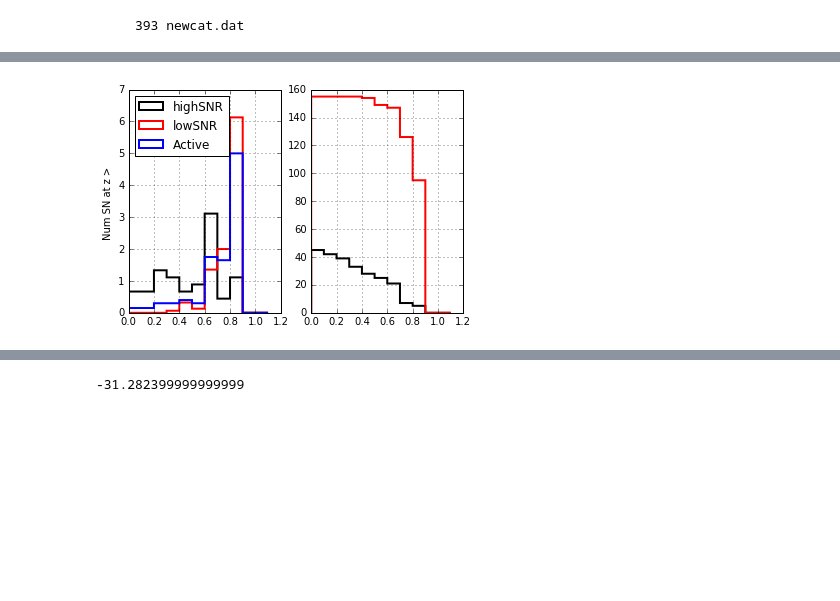
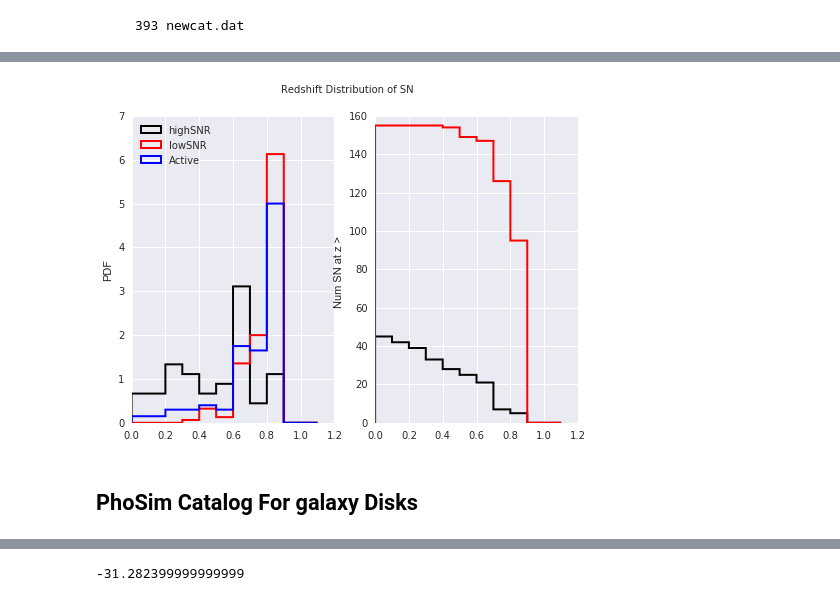
Before and after one commit to lsst-sims/legacy_sims_catUtils, a Jupyter notebook: examples/Using_SNModels_dbObj.ipynb, the cells around one changed output, grey strips where cells are left out. Saved outputs shown, nothing was run; the diff lists cells and outputs as text; code cells hidden in the pictures; blank space fills up the shorter version.

```diff
--- a/examples/Using_SNModels_dbObj.ipynb
+++ b/examples/Using_SNModels_dbObj.ipynb
@@ -3,3 +3,7 @@ import os
 import numpy as np
 %matplotlib inline
 import matplotlib.pyplot as plt
+import pandas as pd
+import matplotlib.patches  as mpatches
+import seaborn as sns
+sns.set()
@@ -157,6 +94,6 @@ ax.set_aspect('equal')
 # %%
 sncatalog = FrozenSNCat(db_obj=s, obs_metadata=TwinklesObsMetaDataSmall,
-                         column_outputs=['snra', 'sndec', 'snid', 'x0', 't0', 'flux', 'flux_err', 'mag', 'mag_err',
+                         column_outputs=['snra', 'galtileid', 'sndec', 'snid', 'x0', 't0', 'flux', 'flux_err', 'mag', 'mag_err',
                                          'TmagNorm', 'TsedFilepath', 'adu'])
 sncatalog.surveyStartDate = 49500.
 sncatalog.writeSedFile = False
@@ -200,5 +171,8 @@ import pandas as pd
 # %%
-df = pd.read_csv('newcat.dat', sep=',\s+')
-df.rename(columns={'#snid':'snid'}, inplace=True)
-df['snid'] = df.snid.astype(int)
-df.set_index('snid', inplace=True)
+sncatdf = pd.read_csv('newcat.dat', sep=',\s+')
+sncatdf.rename(columns={'#snid':'snid'}, inplace=True)
+sncatdf['snid'] = sncatdf.snid.astype(int)
+sncatdf.set_index('snid', inplace=True)
+sncatdf['DeltaT'] = sncatalog.mjdobs - sncatdf['t0']
+sncatdf['SNR'] = sncatdf.flux / sncatdf.flux_err
+sncatdf.head()
@@ -221,20 +187,23 @@ df.head()
 # %%
 fig, ax = plt.subplots(nrows=1, ncols=2);
-_ = ax[0].hist(df.query('SNR > 5.').z, bins=np.arange(0., 1.2, 0.1), histtype='step', lw=2, color='k', normed=True,
+_ = ax[0].hist(sncatdf.query('SNR > 5.').z, bins=np.arange(0., 1.2, 0.1), histtype='step', lw=2, color='k', normed=True,
                label='highSNR')
-_ = ax[0].hist(df.query('SNR < 5. and SNR > 0.').z, bins=np.arange(0., 1.2, 0.1), histtype='step', lw=2, color='r',
+_ = ax[0].hist(sncatdf.query('SNR < 5. and SNR > 0.').z, bins=np.arange(0., 1.2, 0.1), histtype='step', lw=2, color='r',
              normed=True, label='lowSNR')
-_ = ax[0].hist(df.query('SNR > 0.').z, bins=np.arange(0., 1.2, 0.1), histtype='step', lw=2, color='b',
+_ = ax[0].hist(sncatdf.query('SNR > 0.').z, bins=np.arange(0., 1.2, 0.1), histtype='step', lw=2, color='b',
              normed=True, label='Active')
 ax[0].grid(True)
-_ = ax[1].hist(df.query('SNR > 5.').z, bins=np.arange(0., 1.2, 0.1), histtype='step', lw=2, color='k', normed=False,
+_ = ax[1].hist(sncatdf.query('SNR > 5.').z, bins=np.arange(0., 1.2, 0.1), histtype='step', lw=2, color='k', normed=False,
                cumulative=-1)
-_ = ax[1].hist(df.query('SNR < 5. and SNR > 0.').z, bins=np.arange(0., 1.2, 0.1), histtype='step', lw=2, color='r',
+_ = ax[1].hist(sncatdf.query('SNR < 5. and SNR > 0.').z, bins=np.arange(0., 1.2, 0.1), histtype='step', lw=2, color='r',
                normed=False, cumulative=-1)
 _ = ax[1].grid(True)
 _ = ax[0].legend(loc='upper left')
 _ = ax[0].set_ylabel('PDF')
-_ = ax[0].set_ylabel('Num SN at z > ')
+_ = ax[1].set_ylabel('Num SN at z > ')
+_ = fig.suptitle('Redshift Distribution of SN')
 # %% [output]
-[figure, old version]
+[figure, new version]
+# %% [markdown]
+##  PhoSim Catalog For galaxy Disks
 # %%
```
Also changed, not shown: parts of 107 cells of this notebook, 1 other file.
